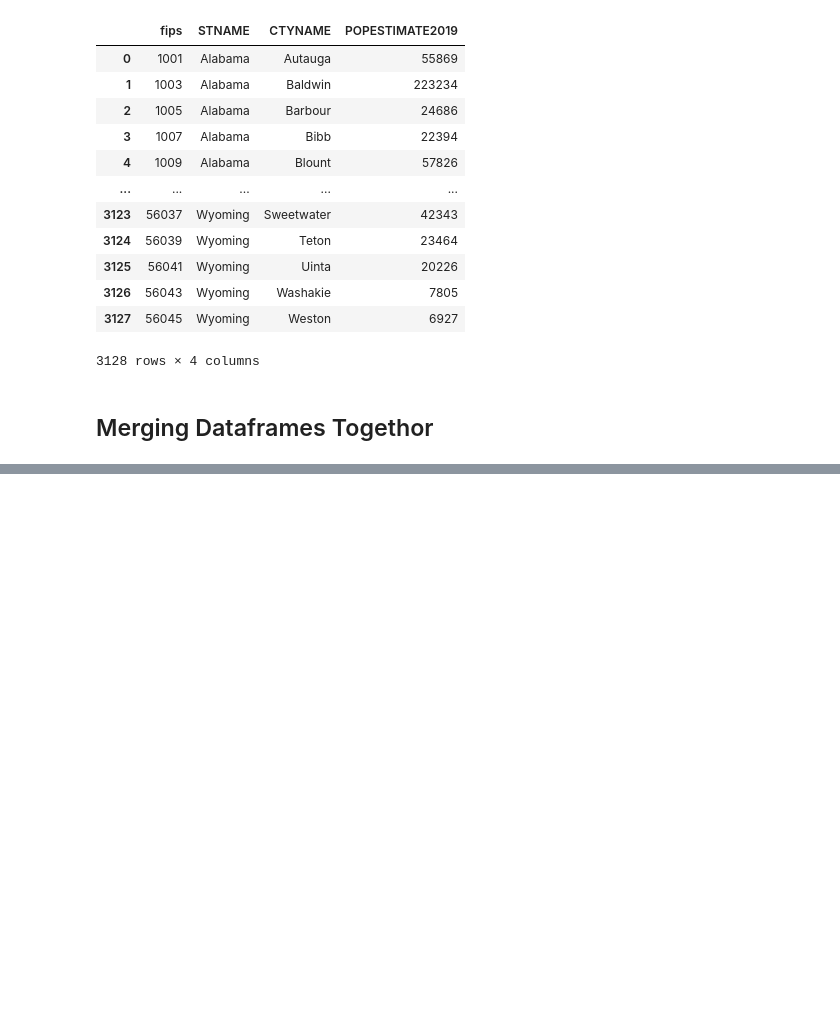
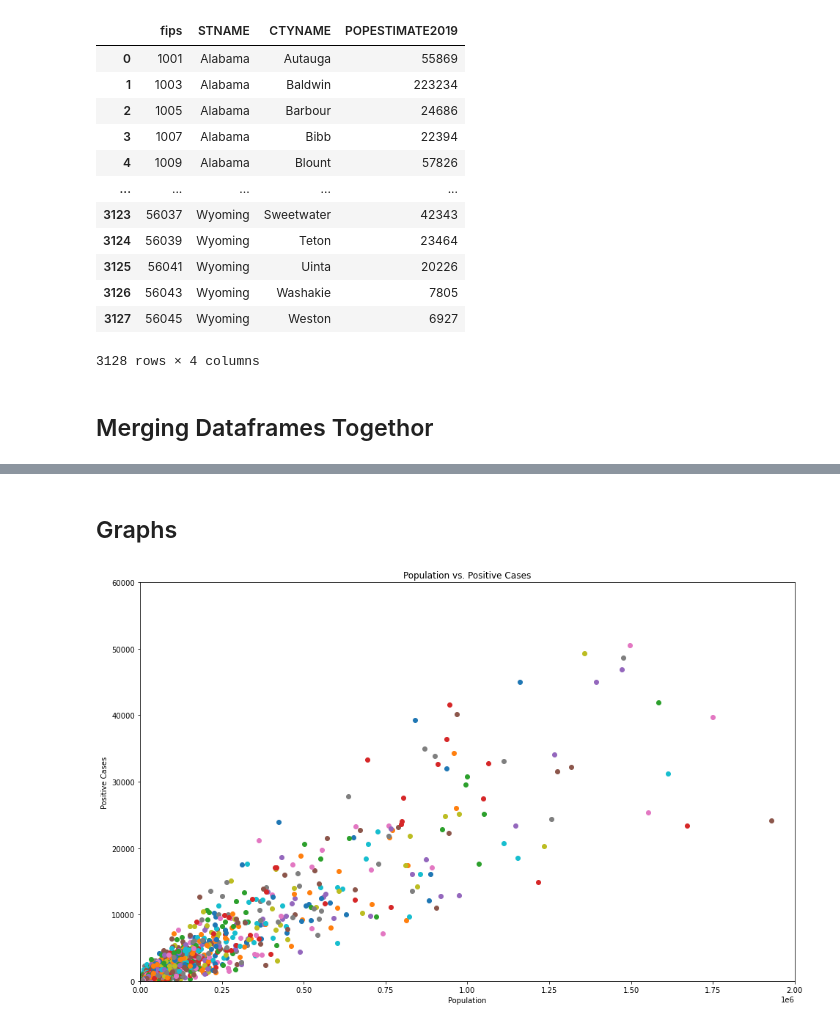
Before and after one commit to pstrawbr/County-Level-COVID-19-Prediction, a Jupyter notebook: Final Models.ipynb, the cells around one changed output, grey strips where cells are left out. Drawn from its saved outputs; the diff is of its cells as text; code cells hidden in the pictures; blank space fills up the shorter version.

Commit message:
Added Graphs and Linear Regression model

```diff
--- a/Final Models.ipynb
+++ b/Final Models.ipynb
@@ -111 +115,15 @@ df
 3128 rows × 12 columns
+# %% [markdown]
+## Graphs
+# %%
+fig, ax = plt.subplots(figsize=(16,10))
+for i in range(df.shape[0]):
+    plt.scatter(df['POPESTIMATE2019'][i], df['cases'][i])
+plt.xlabel('Population')
+plt.ylabel('Positive Cases')
+plt.ylim(0,60000)
+plt.xlim(0,2000000)
+plt.title('Population vs. Positive Cases')
+plt.show()
+# %% [output]
+[figure, added]
```
Also changed, not shown: parts of 14 cells of this notebook.
